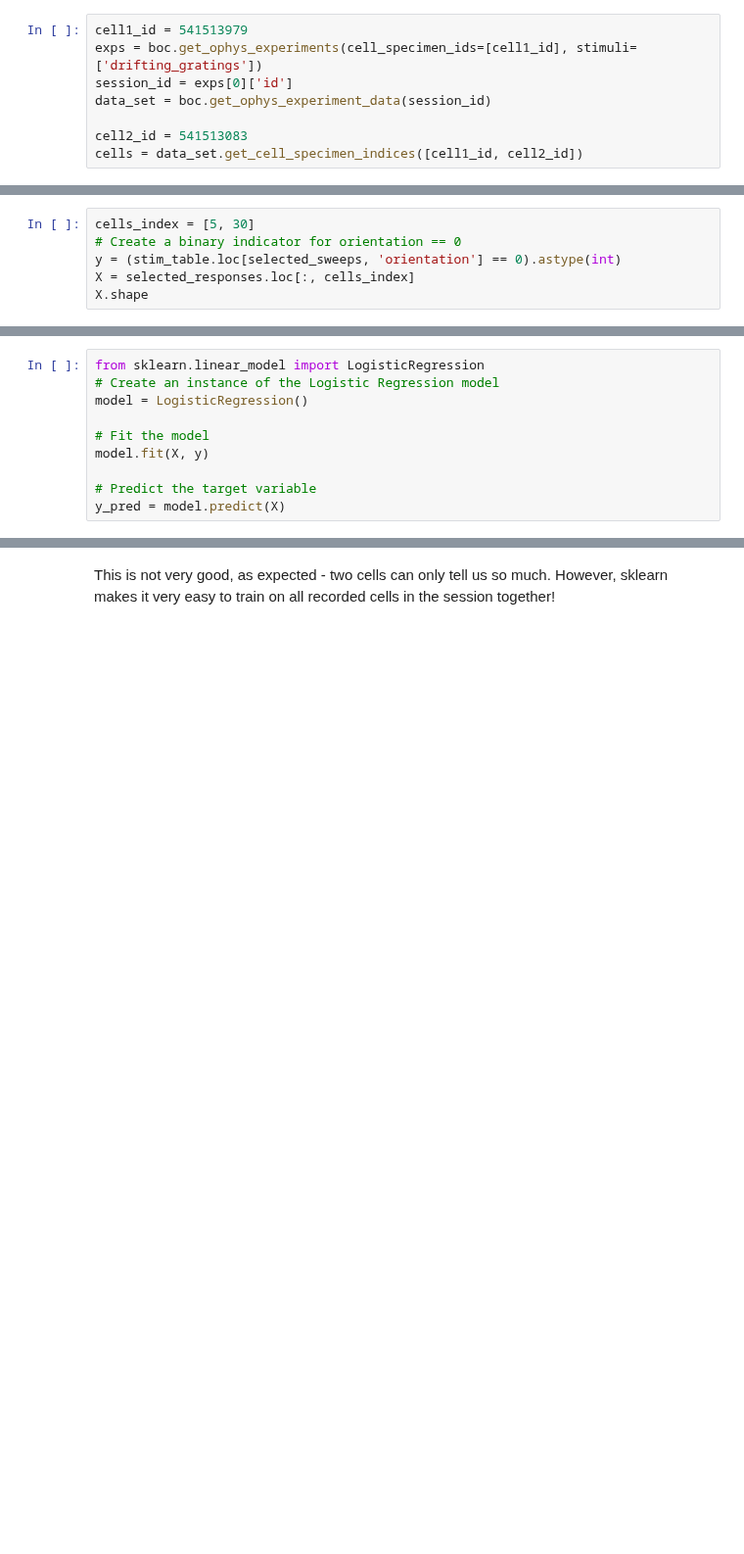
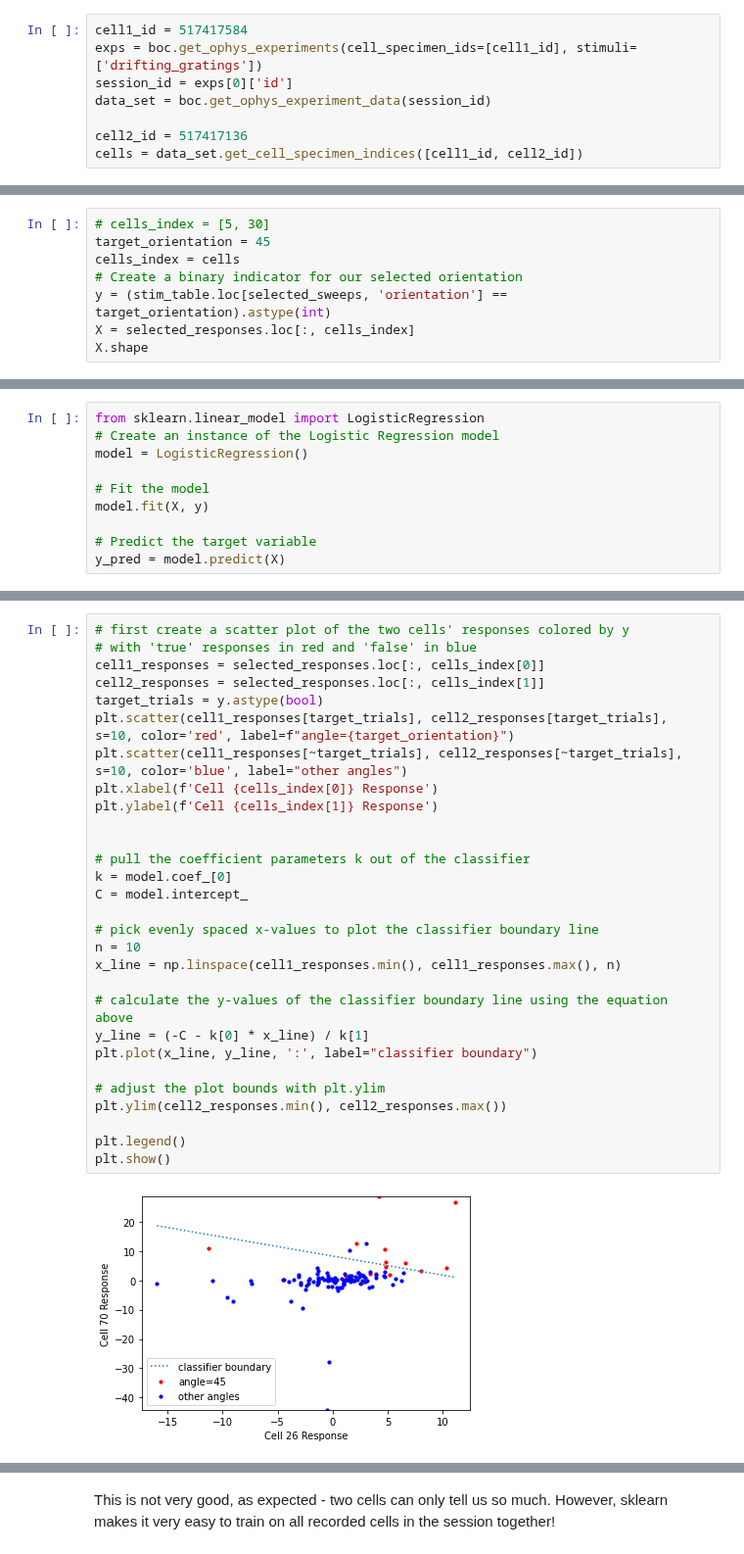
Before and after one commit to AllenSWDB/TReND_2024, a Jupyter notebook: code/Day 2 - population decoding.ipynb, the cells around one changed output, grey strips where cells are left out. Shown at 98% size. Cells and saved outputs as stored; diff of their text form; blank space fills up the shorter version.

```diff
--- a/code/Day 2 - population decoding.ipynb
+++ b/code/Day 2 - population decoding.ipynb
@@ -12,10 +12,10 @@ from allensdk.core.brain_observatory_cache import BrainObservatoryCache
 manifest_file = '../data/allen-brain-observatory/visual-coding-2p/manifest.json'
 boc = BrainObservatoryCache(manifest_file=manifest_file)
 # %%
-cell1_id = 541513979
+cell1_id = 517417584
 exps = boc.get_ophys_experiments(cell_specimen_ids=[cell1_id], stimuli=['drifting_gratings'])
 session_id = exps[0]['id']
 data_set = boc.get_ophys_experiment_data(session_id)
 
-cell2_id = 541513083
+cell2_id = 517417136
 cells = data_set.get_cell_specimen_indices([cell1_id, cell2_id])
@@ -47,9 +79,11 @@ We'll start by simplifying to a *binary classification*, predicting whether the
 
 The conventional notation for this type of problem is to represent the data feature matrix by a variable `X` (capital to indicate a 2D matrix, with each column a distinct feature and each row a sample) and the target data by a variable `y` (lowercase to indicate a 1D vector). We'll first initialize these variables.
 # %%
-cells_index = [5, 30]
-# Create a binary indicator for orientation == 0
-y = (stim_table.loc[selected_sweeps, 'orientation'] == 0).astype(int)
+# cells_index = [5, 30]
+target_orientation = 45
+cells_index = cells
+# Create a binary indicator for our selected orientation
+y = (stim_table.loc[selected_sweeps, 'orientation'] == target_orientation).astype(int)
 X = selected_responses.loc[:, cells_index]
 X.shape
 # %% [output]
@@ -87,0 +118,31 @@ The output of this function (which we can get from `model.predict_proba(X)`) can
+# %%
+# first create a scatter plot of the two cells' responses colored by y
+# with 'true' responses in red and 'false' in blue
+cell1_responses = selected_responses.loc[:, cells_index[0]]
+cell2_responses = selected_responses.loc[:, cells_index[1]]
+target_trials = y.astype(bool)
+plt.scatter(cell1_responses[target_trials], cell2_responses[target_trials], s=10, color='red', label=f"angle={target_orientation}")
+plt.scatter(cell1_responses[~target_trials], cell2_responses[~target_trials], s=10, color='blue', label="other angles")
+plt.xlabel(f'Cell {cells_index[0]} Response')
+plt.ylabel(f'Cell {cells_index[1]} Response')
+
+
+# pull the coefficient parameters k out of the classifier
+k = model.coef_[0]
+C = model.intercept_
+
+# pick evenly spaced x-values to plot the classifier boundary line
+n = 10
+x_line = np.linspace(cell1_responses.min(), cell1_responses.max(), n)
+
+# calculate the y-values of the classifier boundary line using the equation above
+y_line = (-C - k[0] * x_line) / k[1]
+plt.plot(x_line, y_line, ':', label="classifier boundary")
+
+# adjust the plot bounds with plt.ylim
+plt.ylim(cell2_responses.min(), cell2_responses.max())
+
+plt.legend()
+plt.show()
+# %% [output]
+[figure, added]
```
Also changed, not shown: parts of 58 cells of this notebook, 1 other file.
